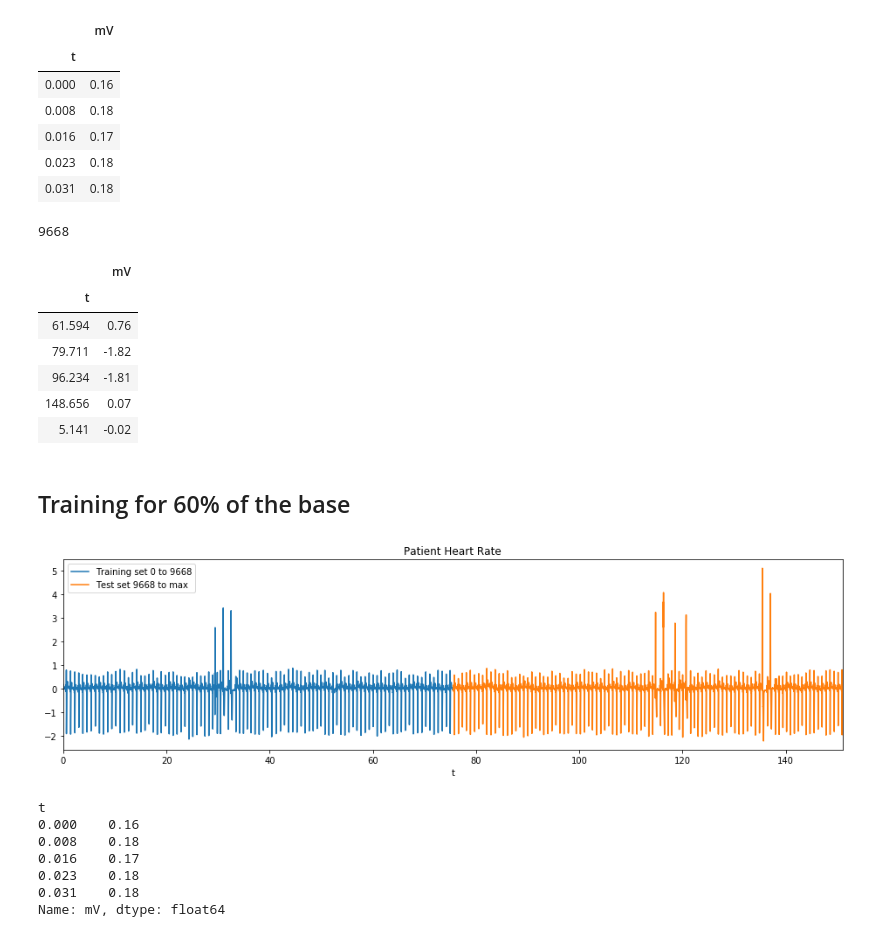
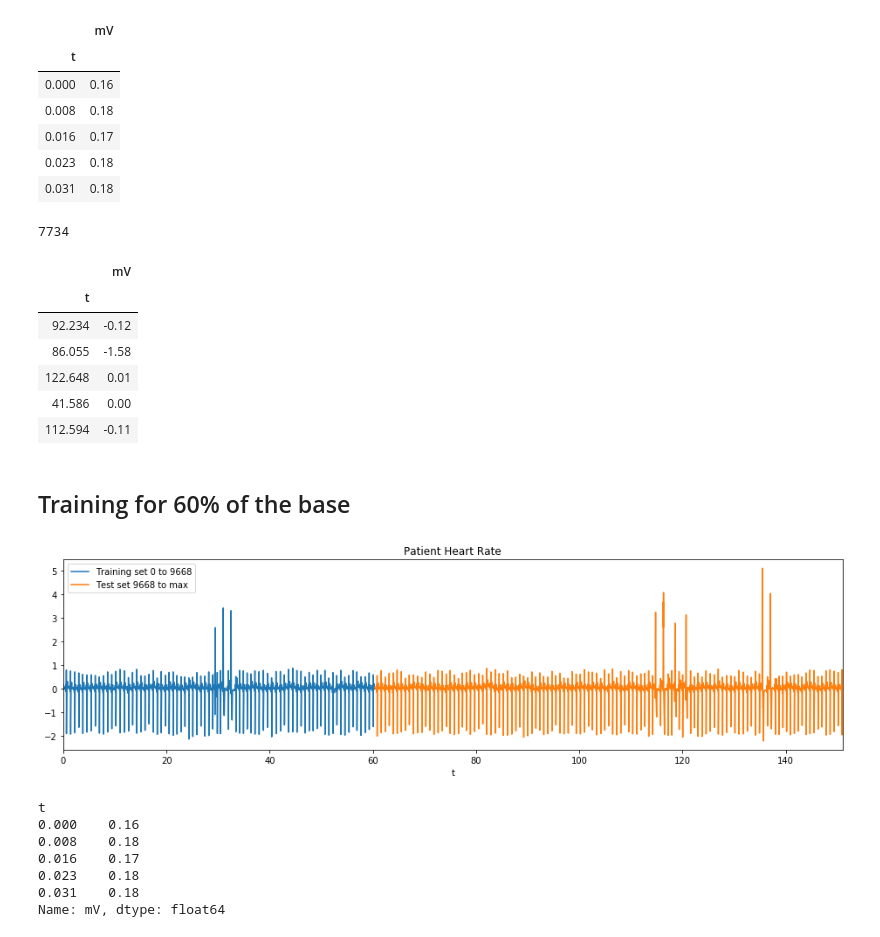
Before and after one commit to leandro-sartini/sudden_death_tcc, a Jupyter notebook: notebooks/modelling/RNN_LSTM_from_scratch.ipynb, the cells around one changed output. Cells and saved outputs as stored; diff of their text form; code cells hidden in the pictures.

```diff
--- a/notebooks/modelling/RNN_LSTM_from_scratch.ipynb
+++ b/notebooks/modelling/RNN_LSTM_from_scratch.ipynb
@@ -71,7 +71,7 @@ def multi_step_plot(history, true_future, prediction):
 # %%
 tf.random.set_seed(13)
 # %%
-df = pd.read_csv('14046_2teste.csv', index_col='t')
+df = pd.read_csv('../../data/raw/14046_2teste.csv', index_col='t')
 df.head()
 # %% [output]
 |  | mV |
@@ -82,19 +82,19 @@ df.head()
 | 0.023 | 0.18 |
 | 0.031 | 0.18 |
 # %%
-int(df.shape[0] * 0.5)
+int(df.shape[0] * 0.4)
 # %% [output]
-9668
+7734
 # %%
 df.sample(5)
 # %% [output]
 |  | mV |
 | t |  |
-| 61.594 | 0.76 |
-| 79.711 | -1.82 |
-| 96.234 | -1.81 |
-| 148.656 | 0.07 |
-| 5.141 | -0.02 |
+| 92.234 | -0.12 |
+| 86.055 | -1.58 |
+| 122.648 | 0.01 |
+| 41.586 | 0.00 |
+| 112.594 | -0.11 |
 # %% [markdown]
 ## Training for 60% of the base
 # %%
@@ -104,11 +104,11 @@ test = df.iloc[int(df.shape[0]*0.5):].values
 # %%
-df["mV"].iloc[0:int(df.shape[0]*0.5)].plot(figsize=(16,4),legend=True)
-df["mV"].iloc[int(df.shape[0]*0.5):].plot(figsize=(16,4),legend=True)
+df["mV"].iloc[0:int(df.shape[0]*0.4)].plot(figsize=(16,4),legend=True)
+df["mV"].iloc[int(df.shape[0]*0.4):].plot(figsize=(16,4),legend=True)
 plt.legend([f'Training set 0 to {int(df.shape[0]/2)}',f'Test set {int(df.shape[0]/2)} to max'])
 plt.title('Patient Heart Rate')
 plt.show()
 # %% [output]
-[figure, old version]
+[figure, new version]
 # %%
 uni_data = df['mV']
 uni_data.head()
```
Also changed, not shown: parts of 7 cells of this notebook, 4 other files.
